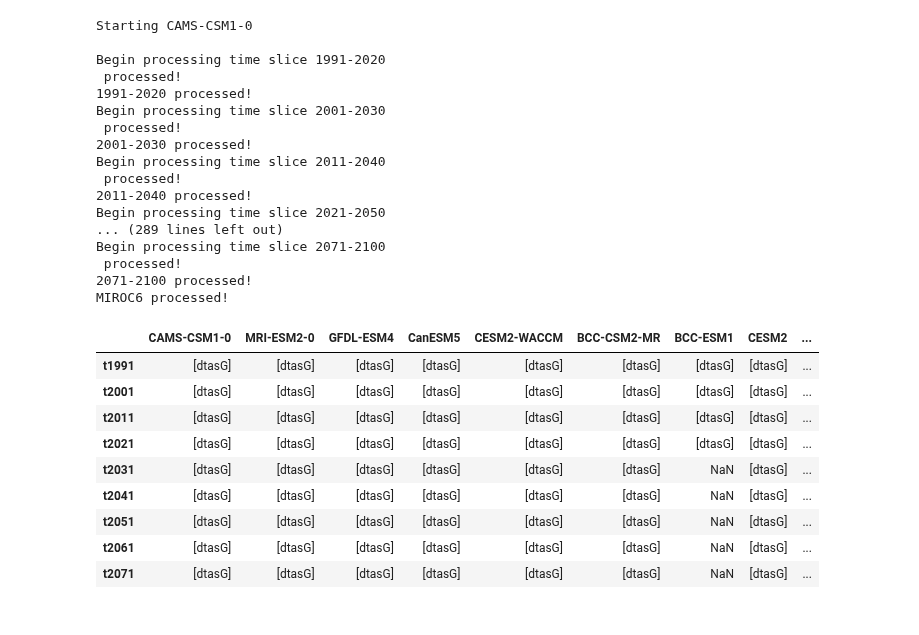
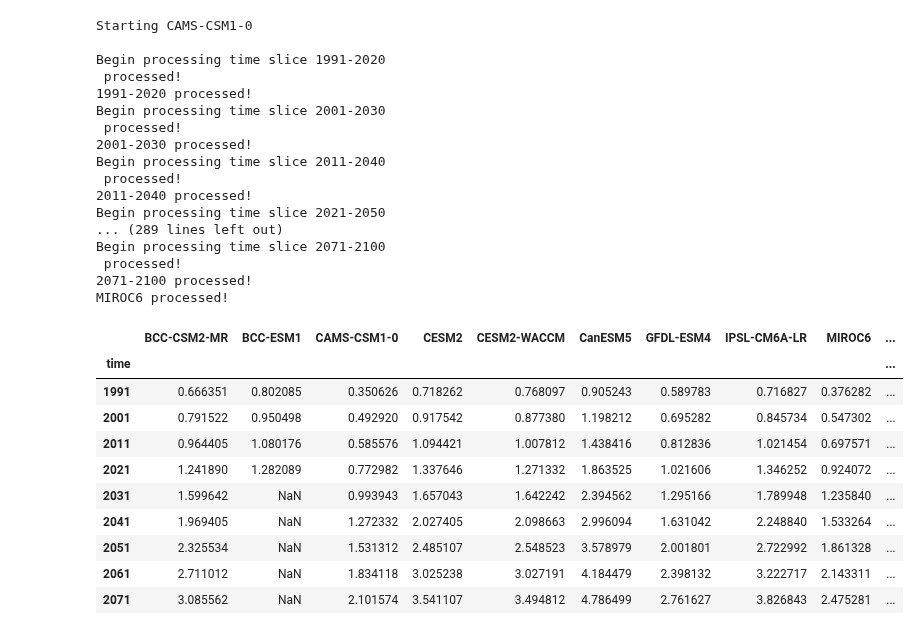
Before and after one commit to apendergrass/cmip6hack-precip, a Jupyter notebook: notebooks/mean_var_calcs.ipynb, the cells around one changed output. Saved outputs shown, nothing was run; the diff lists cells and outputs as text; code cells hidden in the pictures.

Commit message:
fixing output to be datasets

```diff
--- a/notebooks/mean_var_calcs.ipynb
+++ b/notebooks/mean_var_calcs.ipynb
@@ -184,12 +186,13 @@ def mean_dtas_calc(data_tmp,seas='all', weights_in=None):
         )
 
 
-    return(outp)
+#     return(outp)
+    return(dtasG)
 # %%
 
 tdata = {}
-tresults = {}
 
+times = []
 for mod_name in tqdm(source_ids):
     # get a 20 year period
     # try:
@@ -204,7 +207,6 @@ for mod_name in tqdm(source_ids):
             ds_areacella = None
 
         tdata[mod_name] = {}
-        tresults[mod_name] = {}
 
         for time_slice in time_slices:
             print('Begin processing time slice '+time_slice[0]+'-'+time_slice[1])
@@ -217,10 +219,12 @@ for mod_name in tqdm(source_ids):
             tdata[mod_name]["t"+time_slice[0]] = {'hist':ds_hist,'futr':ds_ssp_tmp}
 
 
-            tresults[mod_name]["t"+time_slice[0]] = {}
-           # Calculate means, sds,...
-            tresults[mod_name]['t'+time_slice[0]] = mean_dtas_calc(tdata[mod_name]['t'+time_slice[0]],
+            dtasG = mean_dtas_calc(tdata[mod_name]['t'+time_slice[0]],
                                                                    seas = 'all', weights_in=ds_areacella)
+
+            times.append(xr.Dataset( {mod_name: ([ 'time'],  np.atleast_1d(dtasG))},
+                              coords = { 'time': ('time',[int(time_slice[0])])}))
+
             print(' processed!')
 
             print(time_slice[0]+'-'+time_slice[1]+' processed!')
@@ -228,6 +232,8 @@ for mod_name in tqdm(source_ids):
         print(mod_name+' processed!')
     #except:
     #    print(mod_name+"broken")
+
+temp_da = xr.combine_by_coords(times)
 # %% [output]
 [interactive output not drawn]
 Starting CAMS-CSM1-0
@@ -247,16 +253,3 @@ Begin processing time slice 2071-2100
  processed!
 2071-2100 processed!
 MIROC6 processed!
-# %%
-pd.DataFrame(tresults)
-# %% [output]
-|  | CAMS-CSM1-0 | MRI-ESM2-0 | GFDL-ESM4 | CanESM5 | CESM2-WACCM | BCC-CSM2-MR | BCC-ESM1 | CESM2 | ... |
-| t1991 | [dtasG] | [dtasG] | [dtasG] | [dtasG] | [dtasG] | [dtasG] | [dtasG] | [dtasG] | ... |
-| t2001 | [dtasG] | [dtasG] | [dtasG] | [dtasG] | [dtasG] | [dtasG] | [dtasG] | [dtasG] | ... |
-| t2011 | [dtasG] | [dtasG] | [dtasG] | [dtasG] | [dtasG] | [dtasG] | [dtasG] | [dtasG] | ... |
-| t2021 | [dtasG] | [dtasG] | [dtasG] | [dtasG] | [dtasG] | [dtasG] | [dtasG] | [dtasG] | ... |
-| t2031 | [dtasG] | [dtasG] | [dtasG] | [dtasG] | [dtasG] | [dtasG] | NaN | [dtasG] | ... |
-| t2041 | [dtasG] | [dtasG] | [dtasG] | [dtasG] | [dtasG] | [dtasG] | NaN | [dtasG] | ... |
-| t2051 | [dtasG] | [dtasG] | [dtasG] | [dtasG] | [dtasG] | [dtasG] | NaN | [dtasG] | ... |
-| t2061 | [dtasG] | [dtasG] | [dtasG] | [dtasG] | [dtasG] | [dtasG] | NaN | [dtasG] | ... |
-| t2071 | [dtasG] | [dtasG] | [dtasG] | [dtasG] | [dtasG] | [dtasG] | NaN | [dtasG] | ... |
@@ -268 +256,15 @@ for model in tresults:
+# %%
+temp_da.to_dataframe()
+# %% [output]
+|  | BCC-CSM2-MR | BCC-ESM1 | CAMS-CSM1-0 | CESM2 | CESM2-WACCM | CanESM5 | GFDL-ESM4 | IPSL-CM6A-LR | MIROC6 | ... |
+| time |  |  |  |  |  |  |  |  |  | ... |
+| 1991 | 0.666351 | 0.802085 | 0.350626 | 0.718262 | 0.768097 | 0.905243 | 0.589783 | 0.716827 | 0.376282 | ... |
+| 2001 | 0.791522 | 0.950498 | 0.492920 | 0.917542 | 0.877380 | 1.198212 | 0.695282 | 0.845734 | 0.547302 | ... |
+| 2011 | 0.964405 | 1.080176 | 0.585576 | 1.094421 | 1.007812 | 1.438416 | 0.812836 | 1.021454 | 0.697571 | ... |
+| 2021 | 1.241890 | 1.282089 | 0.772982 | 1.337646 | 1.271332 | 1.863525 | 1.021606 | 1.346252 | 0.924072 | ... |
+| 2031 | 1.599642 | NaN | 0.993943 | 1.657043 | 1.642242 | 2.394562 | 1.295166 | 1.789948 | 1.235840 | ... |
+| 2041 | 1.969405 | NaN | 1.272332 | 2.027405 | 2.098663 | 2.996094 | 1.631042 | 2.248840 | 1.533264 | ... |
+| 2051 | 2.325534 | NaN | 1.531312 | 2.485107 | 2.548523 | 3.578979 | 2.001801 | 2.722992 | 1.861328 | ... |
+| 2061 | 2.711012 | NaN | 1.834118 | 3.025238 | 3.027191 | 4.184479 | 2.398132 | 3.222717 | 2.143311 | ... |
+| 2071 | 3.085562 | NaN | 2.101574 | 3.541107 | 3.494812 | 4.786499 | 2.761627 | 3.826843 | 2.475281 | ... |
 # %%
```
Also changed, not shown: parts of 19 cells of this notebook.
